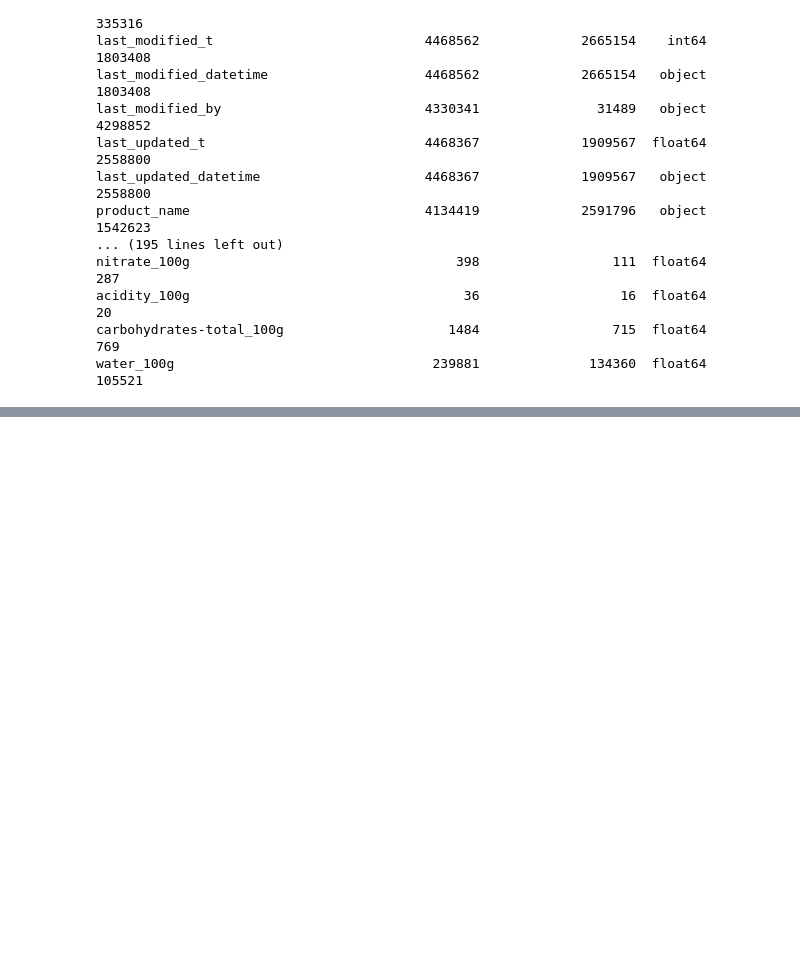
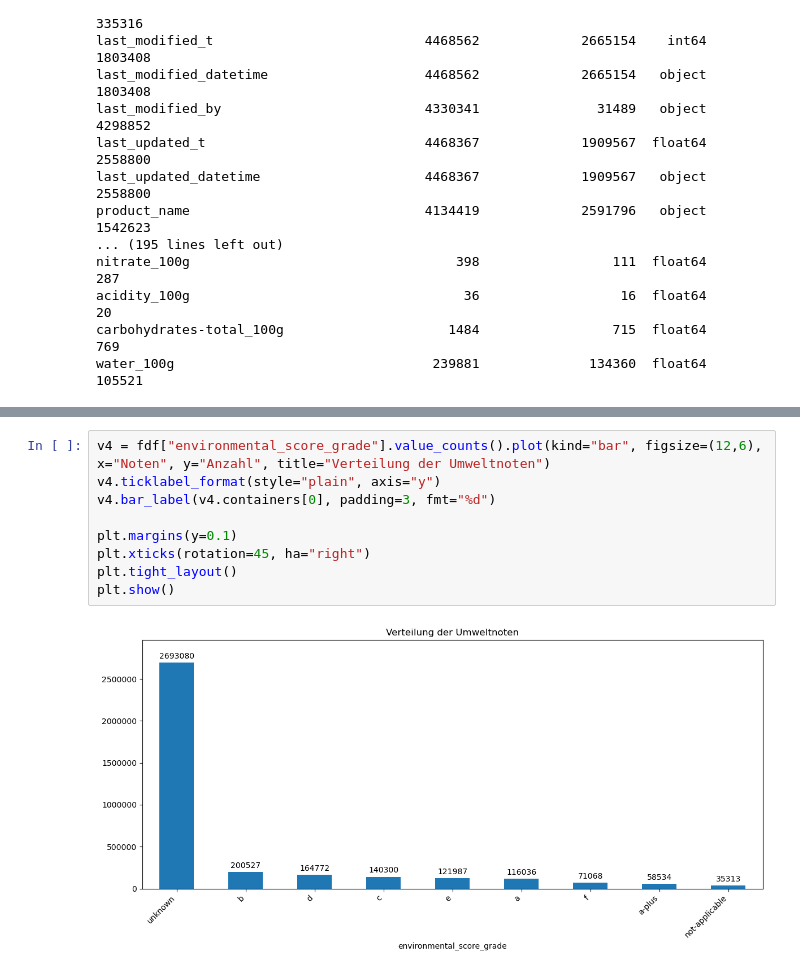
Before and after one commit to Memeloasele/Data-Science-Projekt, a Jupyter notebook: datenexploration.ipynb, the cells around one changed output, grey strips where cells are left out. Drawn from its saved outputs; the diff is of its cells as text; blank space fills up the shorter version.

```diff
--- a/datenexploration.ipynb
+++ b/datenexploration.ipynb
@@ -261,0 +338,11 @@ print(df[temp].dropna().sample(10))
+# %%
+v4 = fdf["environmental_score_grade"].value_counts().plot(kind="bar", figsize=(12,6),  x="Noten", y="Anzahl", title="Verteilung der Umweltnoten")
+v4.ticklabel_format(style="plain", axis="y")
+v4.bar_label(v4.containers[0], padding=3, fmt="%d")
+
+plt.margins(y=0.1)
+plt.xticks(rotation=45, ha="right")
+plt.tight_layout()
+plt.show()
+# %% [output]
+[figure, added]
```
Also changed, not shown: parts of 17 cells of this notebook.
